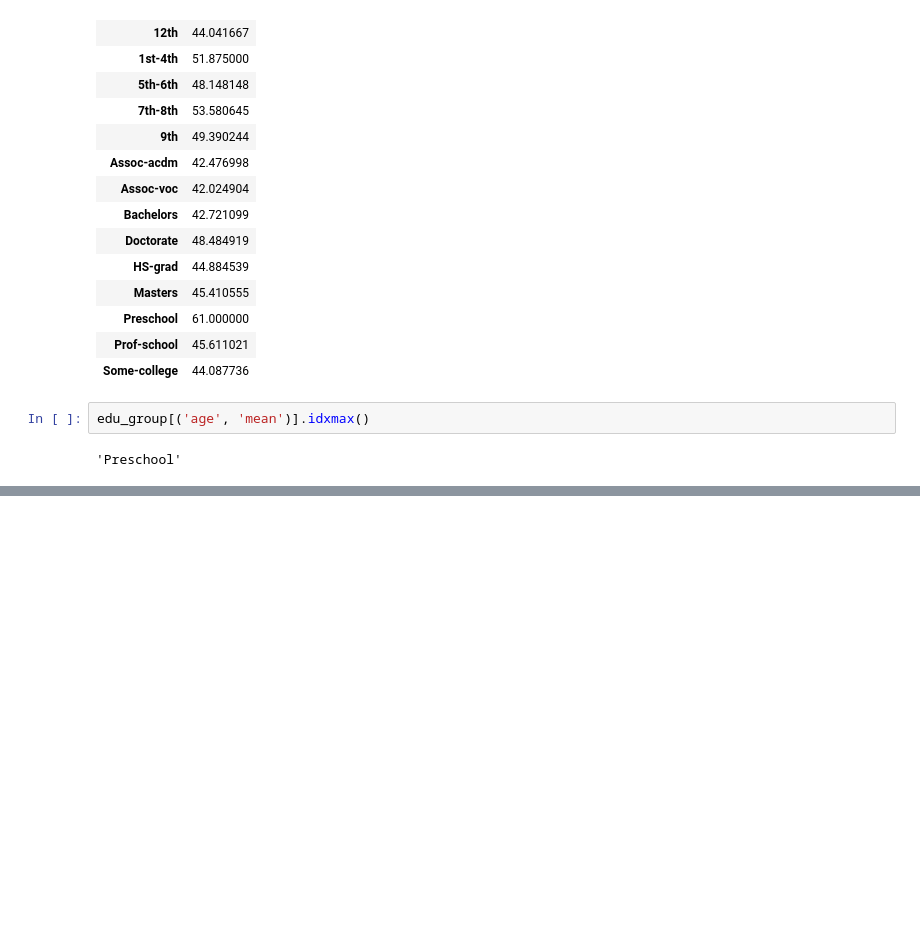
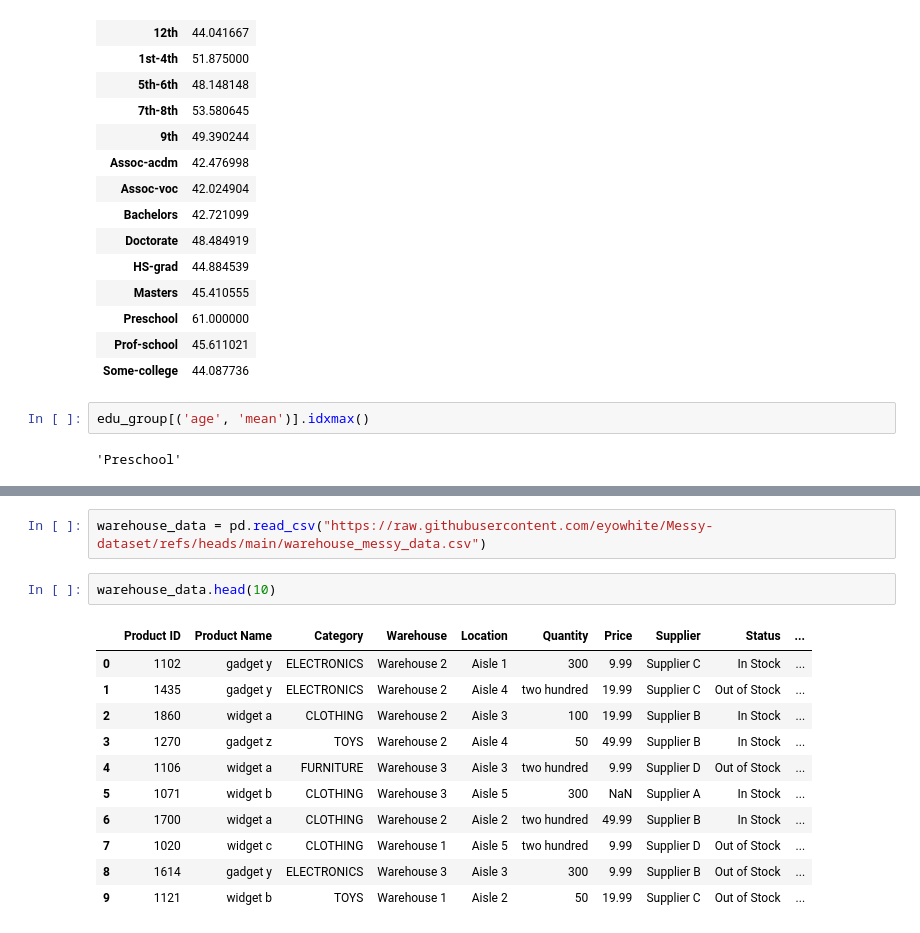
Before and after one commit to parvesh7o7/Data-Science-Learning, a Jupyter notebook: real_project.ipynb, the cells around one changed output, grey strips where cells are left out. Cells and saved outputs as stored; diff of their text form; blank space fills up the shorter version.

```diff
--- a/real_project.ipynb
+++ b/real_project.ipynb
@@ -961,0 +982,16 @@ edu_group[('age', 'mean')].idxmax()
+# %%
+warehouse_data = pd.read_csv("https://raw.githubusercontent.com/eyowhite/Messy-dataset/refs/heads/main/warehouse_messy_data.csv")
+# %%
+warehouse_data.head(10)
+# %% [output]
+|  | Product ID | Product Name | Category | Warehouse | Location | Quantity | Price | Supplier | Status | ... |
+| 0 | 1102 | gadget y | ELECTRONICS | Warehouse 2 | Aisle 1 | 300 | 9.99 | Supplier C | In Stock | ... |
+| 1 | 1435 | gadget y | ELECTRONICS | Warehouse 2 | Aisle 4 | two hundred | 19.99 | Supplier C | Out of Stock | ... |
+| 2 | 1860 | widget a | CLOTHING | Warehouse 2 | Aisle 3 | 100 | 19.99 | Supplier B | In Stock | ... |
+| 3 | 1270 | gadget z | TOYS | Warehouse 2 | Aisle 4 | 50 | 49.99 | Supplier B | In Stock | ... |
+| 4 | 1106 | widget a | FURNITURE | Warehouse 3 | Aisle 3 | two hundred | 9.99 | Supplier D | Out of Stock | ... |
+| 5 | 1071 | widget b | CLOTHING | Warehouse 3 | Aisle 5 | 300 | NaN | Supplier A | In Stock | ... |
+| 6 | 1700 | widget a | CLOTHING | Warehouse 2 | Aisle 2 | two hundred | 49.99 | Supplier B | In Stock | ... |
+| 7 | 1020 | widget c | CLOTHING | Warehouse 1 | Aisle 5 | two hundred | 9.99 | Supplier D | Out of Stock | ... |
+| 8 | 1614 | gadget y | ELECTRONICS | Warehouse 3 | Aisle 3 | 300 | 9.99 | Supplier B | Out of Stock | ... |
+| 9 | 1121 | widget b | TOYS | Warehouse 1 | Aisle 2 | 50 | 19.99 | Supplier C | Out of Stock | ... |
```
Also changed, not shown: parts of 40 cells of this notebook.
